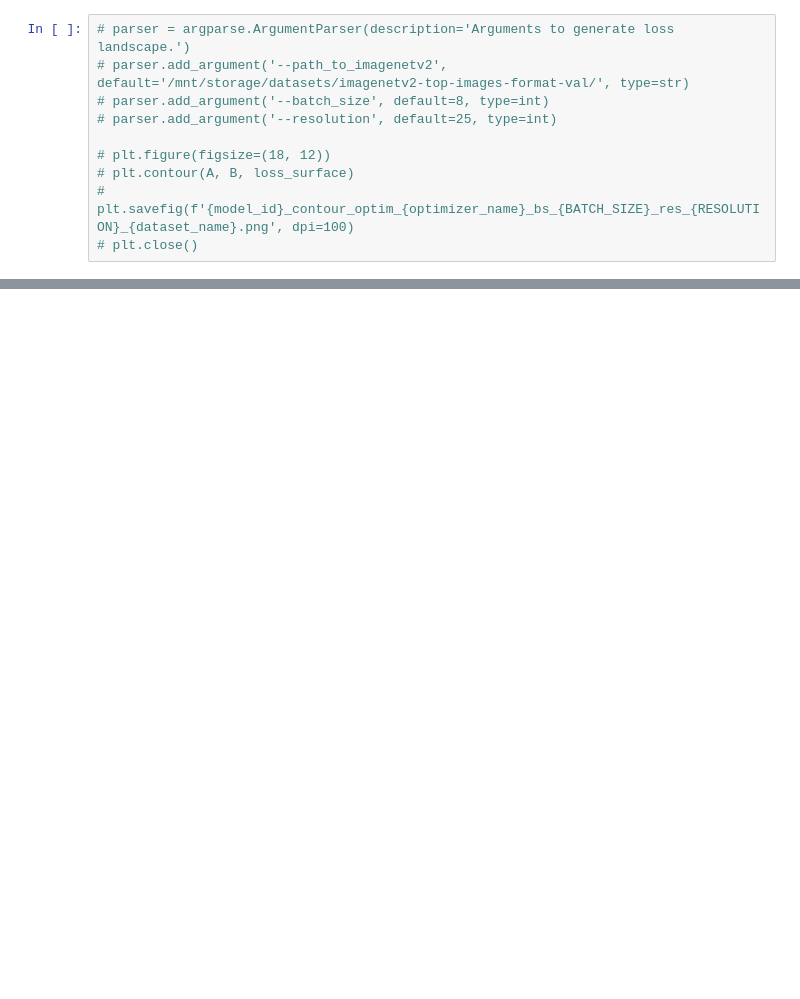
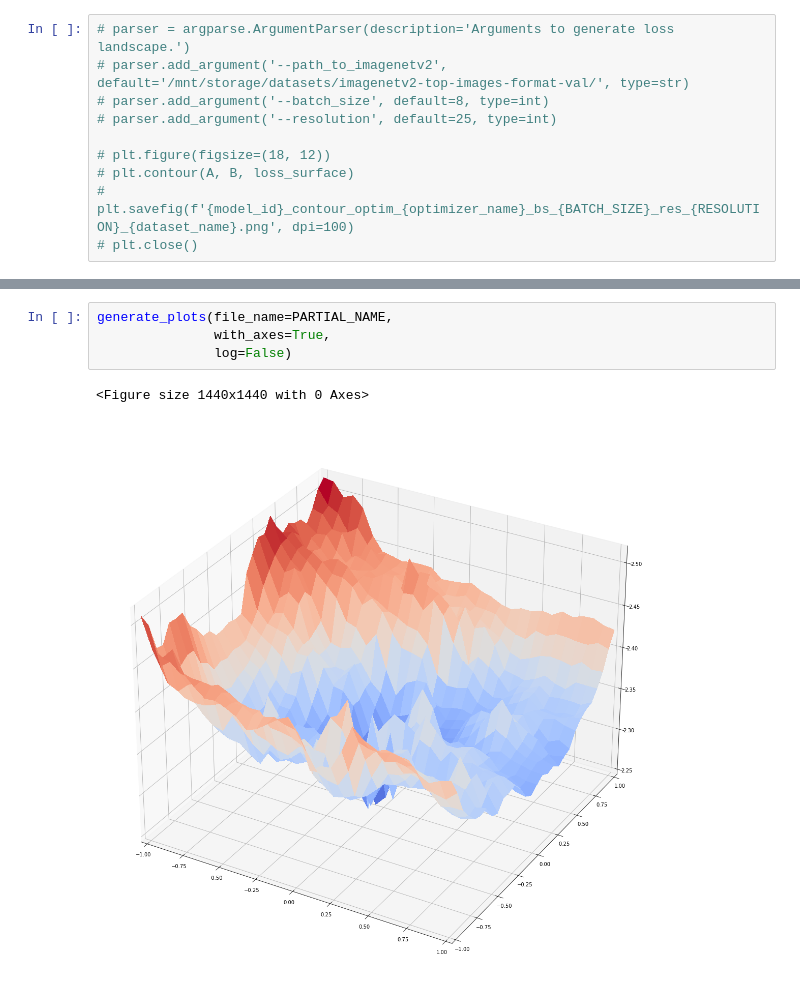
Before and after one commit to stefanroata/LM-meets-DL, a Jupyter notebook: IKSA_SGD_Training_and_Loss_Landscape_Viz.ipynb, the cells around one changed output, grey strips where cells are left out. Drawn from its saved outputs; the diff is of its cells as text; blank space fills up the shorter version.

```diff
--- a/IKSA_SGD_Training_and_Loss_Landscape_Viz.ipynb
+++ b/IKSA_SGD_Training_and_Loss_Landscape_Viz.ipynb
@@ -372,0 +439,7 @@ X,Y
+# %%
+generate_plots(file_name=PARTIAL_NAME,
+               with_axes=True,
+               log=False)
+# %% [output]
+<Figure size 1440x1440 with 0 Axes>
+[figure, added]
```
Also changed, not shown: parts of 42 cells of this notebook, 38 other files.
